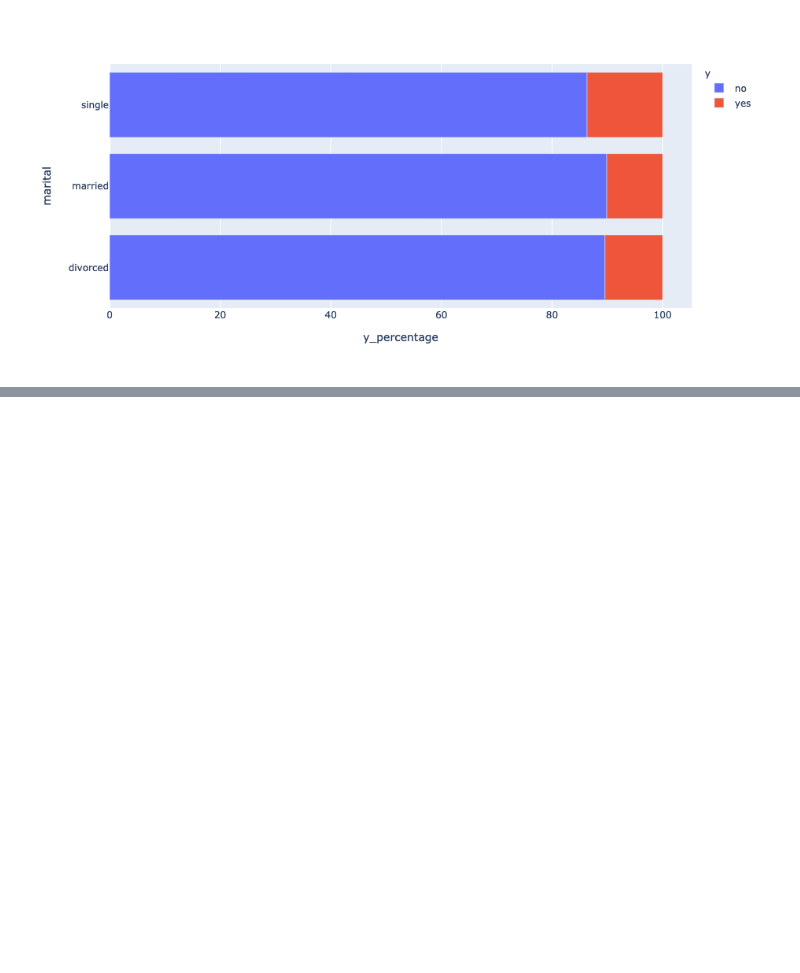
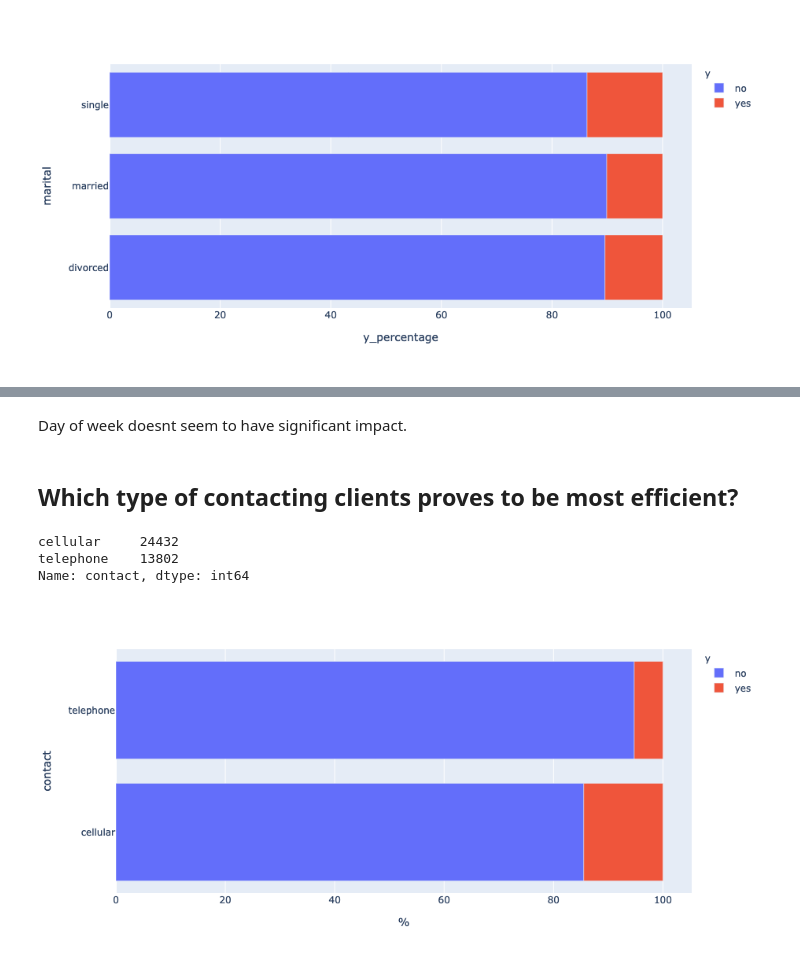
Before and after one commit to yosipa/demo_project, a Jupyter notebook: notebooks/eda&modeling.ipynb, the cells around one changed output, grey strips where cells are left out. Saved outputs shown, nothing was run; the diff lists cells and outputs as text; code cells hidden in the pictures; blank space fills up the shorter version.

```diff
--- a/notebooks/eda&modeling.ipynb
+++ b/notebooks/eda&modeling.ipynb
@@ -133,0 +126,18 @@ fig.show()
+# %% [markdown]
+Day of week doesnt seem to have significant impact.
+# %% [markdown]
+## Which type of contacting clients proves to be most efficient?
+# %%
+df.contact.value_counts()
+# %% [output]
+cellular     24432
+telephone    13802
+Name: contact, dtype: int64
+# %%
+df_contact = df.groupby(["contact", "y"])["y_count"].count()
+stats_contact = df_contact.groupby(level=0).apply(lambda x:100 * x / float(x.sum())).reset_index()
+stats_contact = stats_contact.rename(columns={"y_count": "%"})
+fig = px.bar(stats_contact, x='%', y="contact", color="y", orientation='h')
+fig.show()
+# %% [output]
+[figure, added]
```
Also changed, not shown: parts of 30 cells of this notebook.
